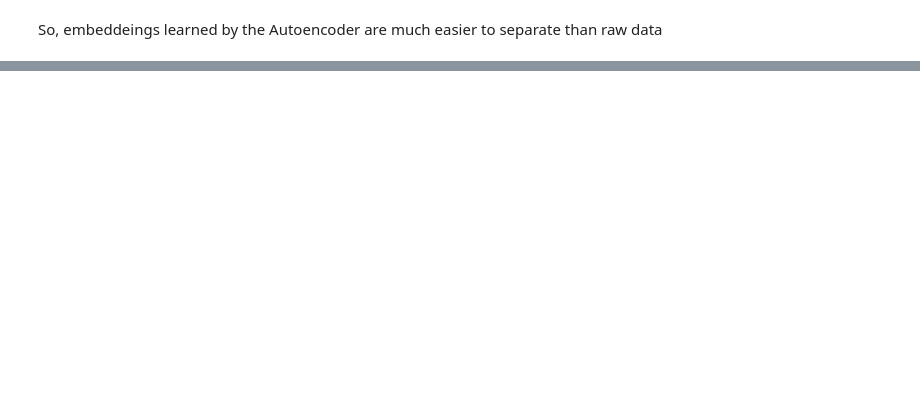
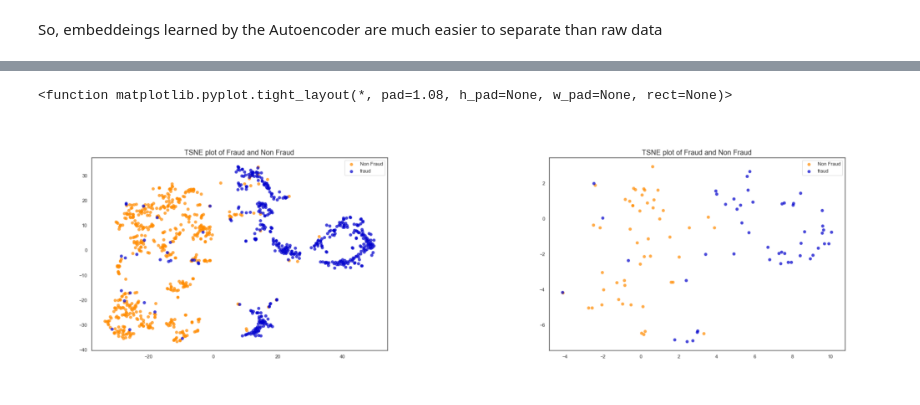
Before and after one commit to jdgallegoq/ccFraud_autoencoders, a Jupyter notebook: notebooks/exploration.ipynb, the cells around one changed output, grey strips where cells are left out. Drawn from its saved outputs; the diff is of its cells as text; code cells hidden in the pictures; blank space fills up the shorter version.

```diff
--- a/notebooks/exploration.ipynb
+++ b/notebooks/exploration.ipynb
@@ -347,0 +402,17 @@ weighted avg       0.93      0.93      0.93      1000
+# %%
+# do the versus of original tsne and embedded tsne
+sns.set(style='white')
+plt.figure(figsize=(18,12))
+
+plt.subplot(1, 2, 1)
+plt.imshow(img.imread("../images/latent_rep.png"))
+plt.axis('off')
+
+plt.subplot(1, 2, 2)
+plt.imshow(img.imread('../images/test_latent_rep.png'))
+plt.axis('off')
+
+plt.tight_layout
+# %% [output]
+<function matplotlib.pyplot.tight_layout(*, pad=1.08, h_pad=None, w_pad=None, rect=None)>
+[figure, added]
```
Also changed, not shown: parts of 16 cells of this notebook, 3 other files.
